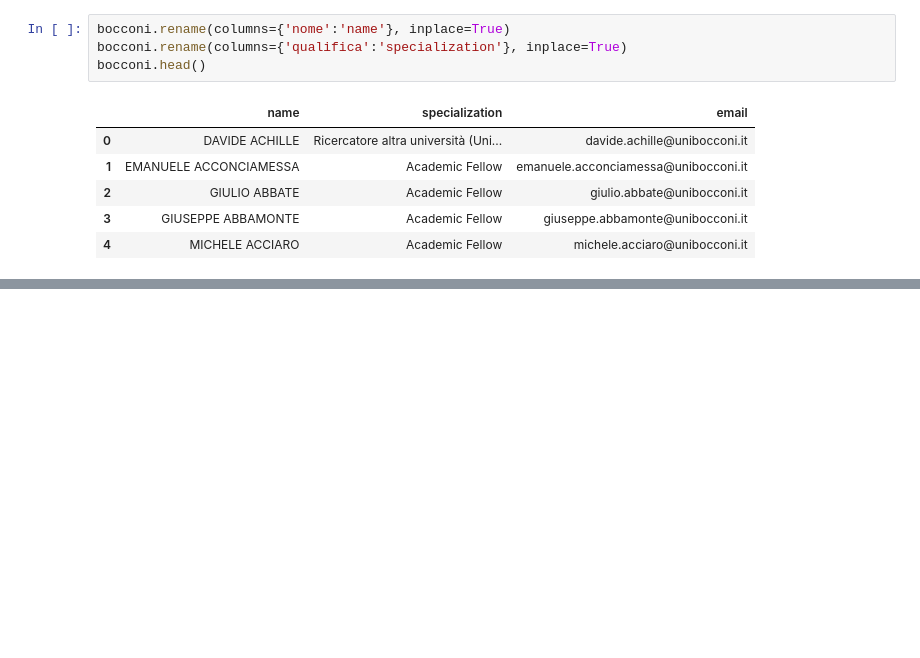
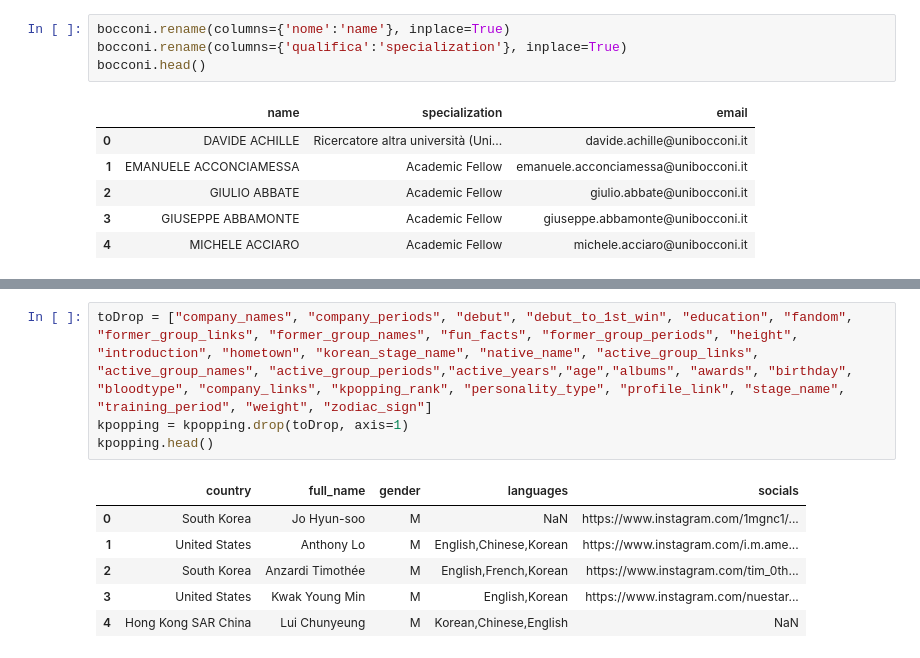
Before and after one commit to samuel-esp/IngDati-Progetto, a Jupyter notebook: SchemaAlignmentProfessionisti.ipynb, the cells around one changed output, grey strips where cells are left out. Drawn from its saved outputs; the diff is of its cells as text; blank space fills up the shorter version.

```diff
--- a/SchemaAlignmentProfessionisti.ipynb
+++ b/SchemaAlignmentProfessionisti.ipynb
@@ -607,0 +619,11 @@ bocconi.head()
+# %%
+toDrop = ["company_names", "company_periods", "debut", "debut_to_1st_win", "education", "fandom", "former_group_links", "former_group_names", "fun_facts", "former_group_periods", "height", "introduction", "hometown", "korean_stage_name", "native_name", "active_group_links", "active_group_names", "active_group_periods","active_years","age","albums", "awards", "birthday", "bloodtype", "company_links", "kpopping_rank", "personality_type", "profile_link", "stage_name", "training_period", "weight", "zodiac_sign"]
+kpopping = kpopping.drop(toDrop, axis=1)
+kpopping.head()
+# %% [output]
+|  | country | full_name | gender | languages | socials |
+| 0 | South Korea | Jo Hyun-soo | M | NaN | https://www.instagram.com/1mgnc1/... |
+| 1 | United States | Anthony Lo | M | English,Chinese,Korean | https://www.instagram.com/i.m.ame... |
+| 2 | South Korea | Anzardi Timothée | M | English,French,Korean | https://www.instagram.com/tim_0th... |
+| 3 | United States | Kwak Young Min | M | English,Korean | https://www.instagram.com/nuestar... |
+| 4 | Hong Kong SAR China | Lui Chunyeung | M | Korean,Chinese,English | NaN |
```
Also changed, not shown: parts of 12 cells of this notebook.
